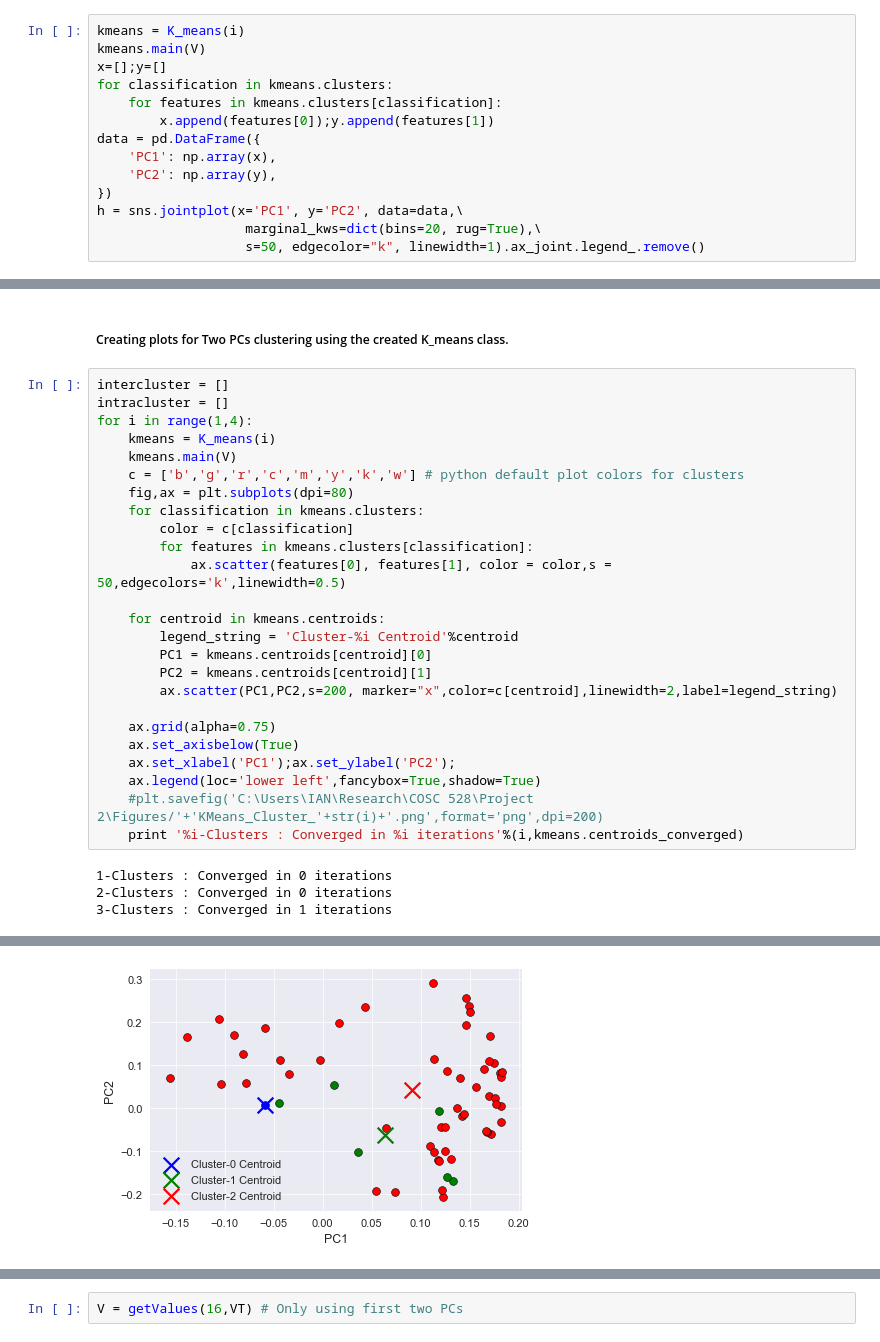
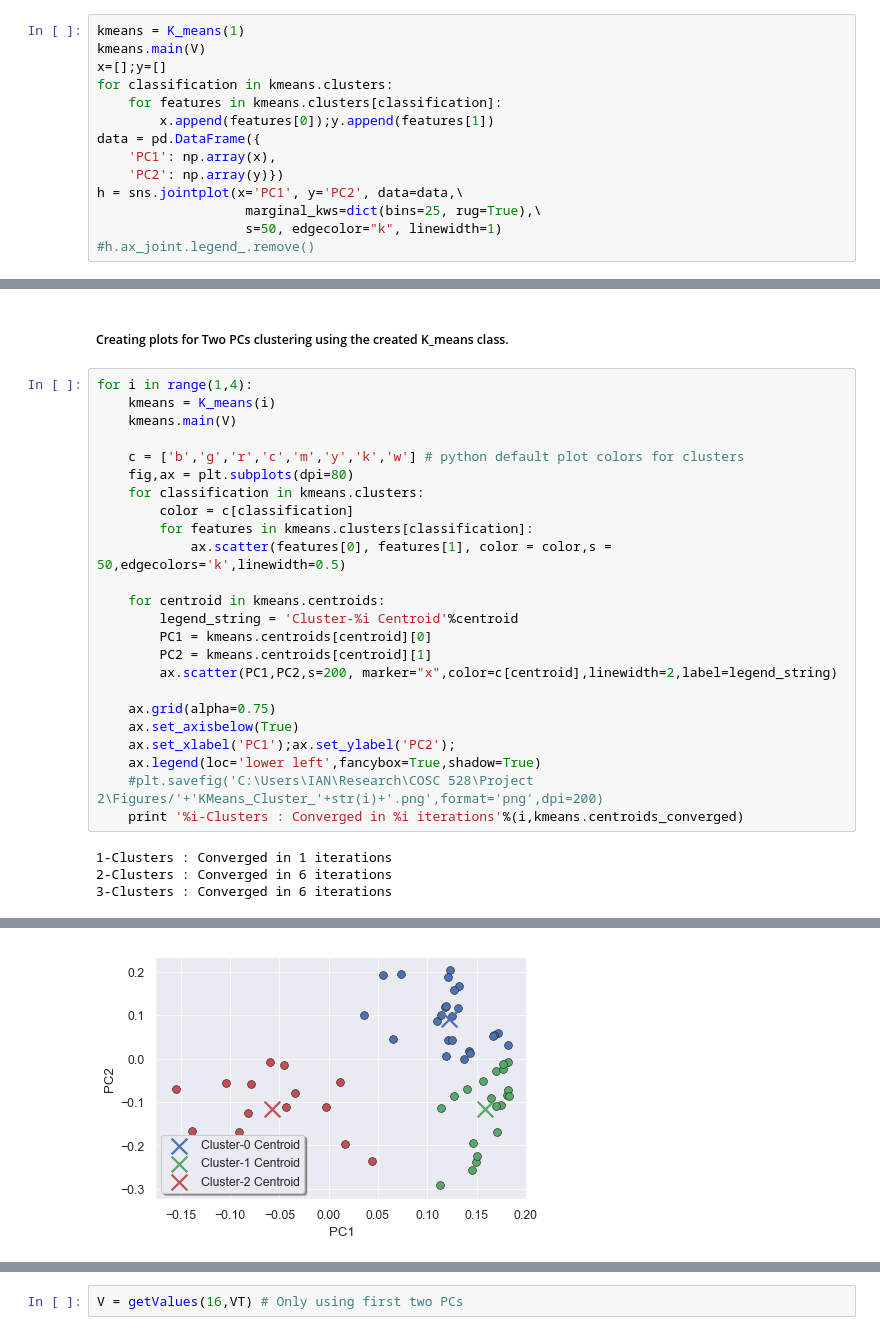
Before and after one commit to istewar1/Research, a Jupyter notebook: COSC 528/Project 2/Project2_notebook.ipynb, the cells around one changed output, grey strips where cells are left out. Saved outputs shown, nothing was run; the diff lists cells and outputs as text.

```diff
--- a/COSC 528/Project 2/Project2_notebook.ipynb
+++ b/COSC 528/Project 2/Project2_notebook.ipynb
@@ -297,7 +323,7 @@ Initializing class object with number of clusters
 # %%
 V = getValues(2,VT) # Only using first two PCs
 # %%
-kmeans = K_means(i)
+kmeans = K_means(1)
 kmeans.main(V)
 x=[];y=[]
 for classification in kmeans.clusters:
@@ -305,9 +331,9 @@ for classification in kmeans.clusters:
         x.append(features[0]);y.append(features[1])
 data = pd.DataFrame({
     'PC1': np.array(x),
-    'PC2': np.array(y),
-})
+    'PC2': np.array(y)})
 h = sns.jointplot(x='PC1', y='PC2', data=data,\
-                   marginal_kws=dict(bins=20, rug=True),\
-                   s=50, edgecolor="k", linewidth=1).ax_joint.legend_.remove()
+                   marginal_kws=dict(bins=25, rug=True),\
+                   s=50, edgecolor="k", linewidth=1)
+#h.ax_joint.legend_.remove()
 # %% [output]
@@ -315,11 +341,10 @@ h = sns.jointplot(x='PC1', y='PC2', data=data,\
 # %% [markdown]
 ##### Creating plots for Two PCs clustering using the created K_means class.
 # %%
-intercluster = []
-intracluster = []
 for i in range(1,4):
     kmeans = K_means(i)
     kmeans.main(V)
+
     c = ['b','g','r','c','m','y','k','w'] # python default plot colors for clusters
     fig,ax = plt.subplots(dpi=80)
     for classification in kmeans.clusters:
@@ -340,6 +365,6 @@ for i in range(1,4):
     #plt.savefig('C:\Users\IAN\Research\COSC 528\Project 2\Figures/'+'KMeans_Cluster_'+str(i)+'.png',format='png',dpi=200)
     print '%i-Clusters : Converged in %i iterations'%(i,kmeans.centroids_converged)
 # %% [output]
-1-Clusters : Converged in 0 iterations
-2-Clusters : Converged in 0 iterations
-3-Clusters : Converged in 1 iterations
+1-Clusters : Converged in 1 iterations
+2-Clusters : Converged in 6 iterations
+3-Clusters : Converged in 6 iterations
@@ -348 +373 @@ for i in range(1,4):
-[figure, old version]
+[figure, new version]
```
Also changed, not shown: parts of 16 cells of this notebook.
